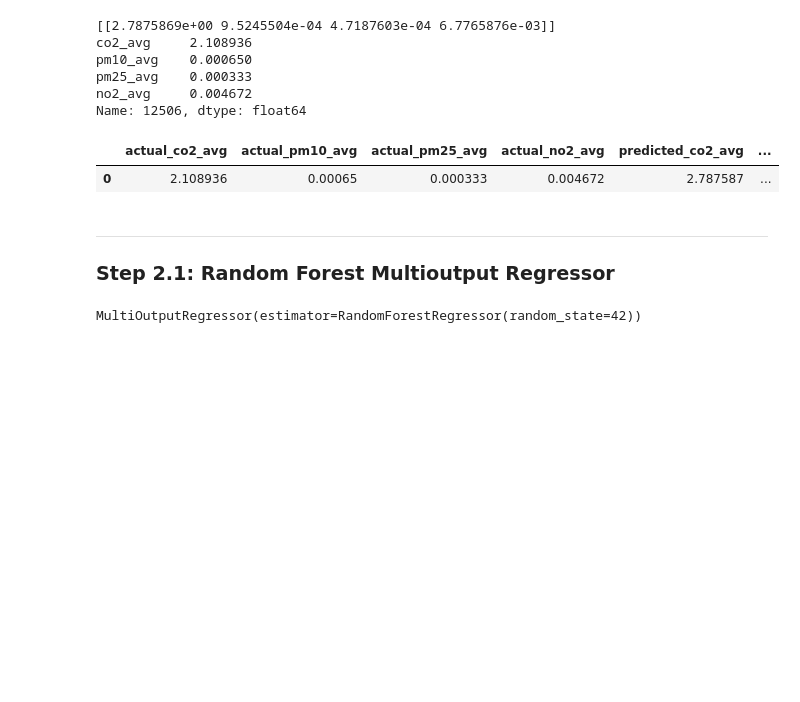
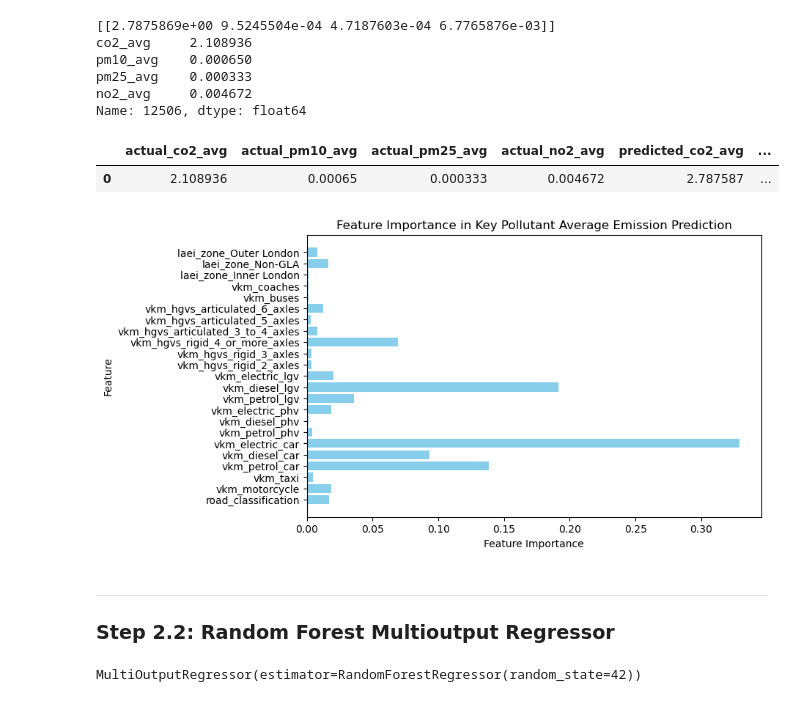
Before and after one commit to osamadev/EmissionsML, a Jupyter notebook: data_exploration_correlation_analysis.ipynb, the cells around one changed output. Cells and saved outputs as stored; diff of their text form; code cells hidden in the pictures; blank space fills up the shorter version.

Commit message:
RF model update

```diff
--- a/data_exploration_correlation_analysis.ipynb
+++ b/data_exploration_correlation_analysis.ipynb
@@ -1057,10 +1055,28 @@ df_compare
 # %% [output]
 |  | actual_co2_avg | actual_pm10_avg | actual_pm25_avg | actual_no2_avg | predicted_co2_avg | ... |
 | 0 | 2.108936 | 0.00065 | 0.000333 | 0.004672 | 2.787587 | ... |
+# %%
+# Feature importance from RF model (sum importance across both targets)
+
+# Extract feature importances for each target variable
+feature_importances = np.mean([est.feature_importances_ for est in xgb.estimators_], axis=0)
+
+# Get feature names
+feature_names = X.columns
+
+# Plot feature importance
+plt.figure(figsize=(8, 5))
+plt.barh(feature_names, feature_importances, color='skyblue')
+plt.xlabel("Feature Importance")
+plt.ylabel("Feature")
+plt.title("Feature Importance in Key Pollutant Average Emission Prediction")
+plt.show()
+# %% [output]
+[figure, added]
 # %% [markdown]
 <hr style="border: 2px solid blue;">
 
-### Step 2.1: Random Forest Multioutput Regressor
+### Step 2.2: Random Forest Multioutput Regressor
 # %%
 from sklearn.ensemble import RandomForestRegressor
 from sklearn.preprocessing import LabelEncoder
```
Also changed, not shown: parts of 5 cells of this notebook.
